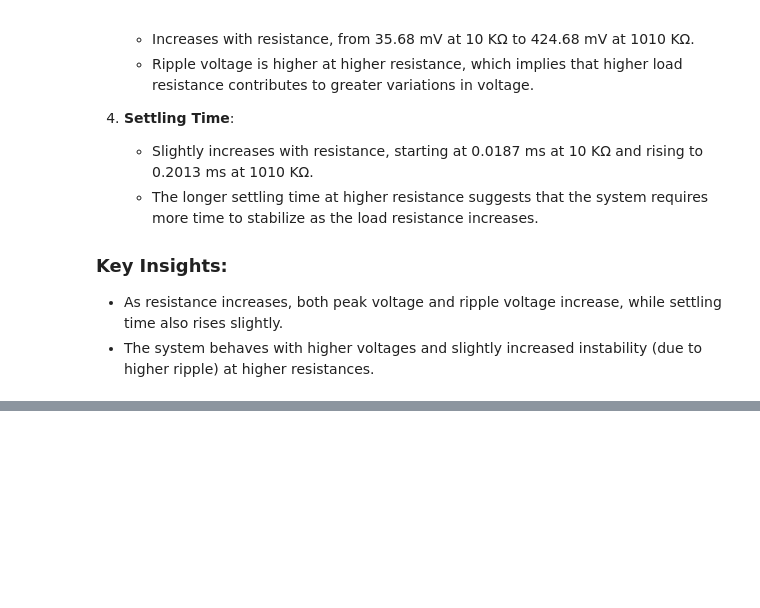
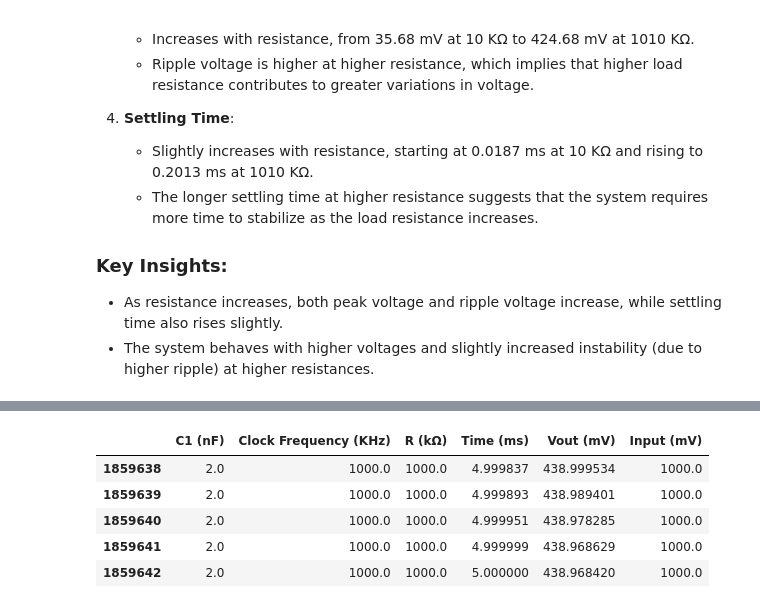
Before and after one commit to imran-nazir0011/minor-project-7th-sem, a Jupyter notebook: transient_analysis.ipynb, the cells around one changed output, grey strips where cells are left out. Drawn from its saved outputs; the diff is of its cells as text; code cells hidden in the pictures; blank space fills up the shorter version.

```diff
--- a/transient_analysis.ipynb
+++ b/transient_analysis.ipynb
@@ -506,0 +519,9 @@ The Graph shows the relationship between load resistance (ranging from 10 KΩ to
+# %%
+df7.tail()
+# %% [output]
+|  | C1 (nF) | Clock Frequency (KHz) | R (kΩ) | Time (ms) | Vout (mV) | Input (mV) |
+| 1859638 | 2.0 | 1000.0 | 1000.0 | 4.999837 | 438.999534 | 1000.0 |
+| 1859639 | 2.0 | 1000.0 | 1000.0 | 4.999893 | 438.989401 | 1000.0 |
+| 1859640 | 2.0 | 1000.0 | 1000.0 | 4.999951 | 438.978285 | 1000.0 |
+| 1859641 | 2.0 | 1000.0 | 1000.0 | 4.999999 | 438.968629 | 1000.0 |
+| 1859642 | 2.0 | 1000.0 | 1000.0 | 5.000000 | 438.968420 | 1000.0 |
```
Also changed, not shown: parts of 5 cells of this notebook, 1 other file.
